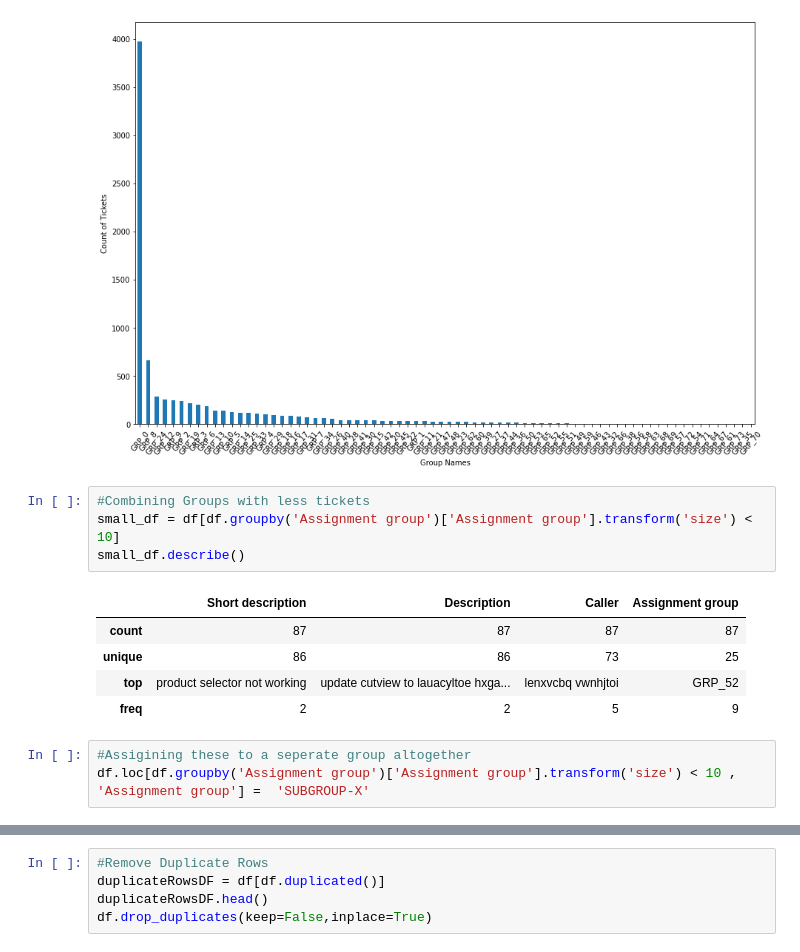
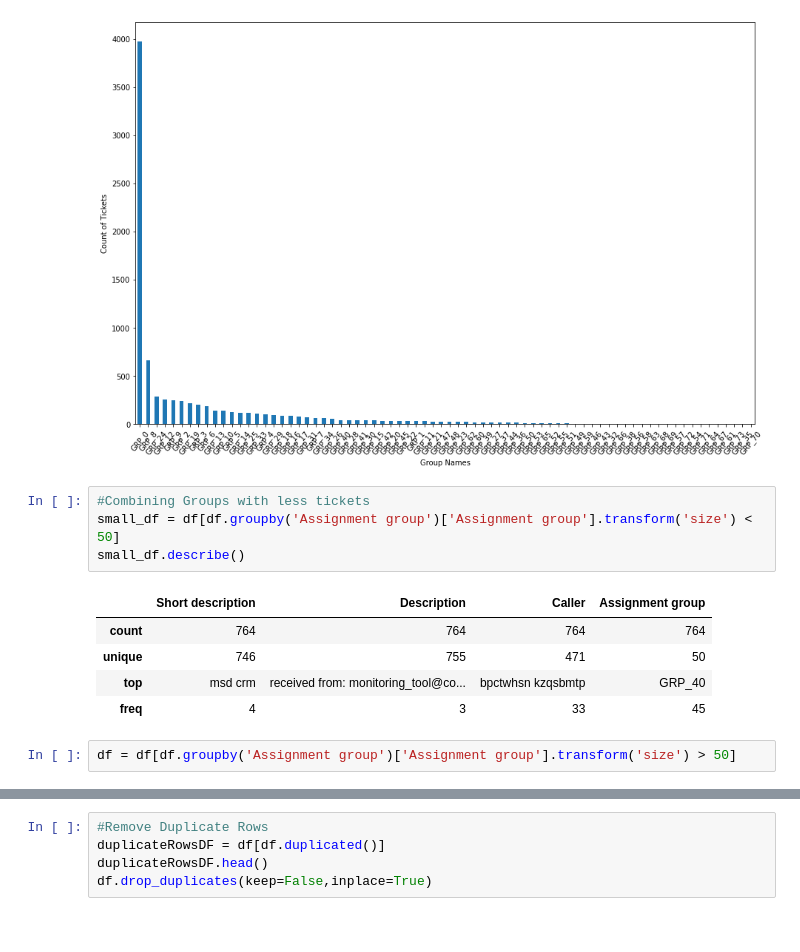
Before and after one commit to capstone-nlp-jul-group-13/capstone, a Jupyter notebook: Capstone_MJ.ipynb, the cells around one changed output, grey strips where cells are left out. Drawn from its saved outputs; the diff is of its cells as text.

```diff
--- a/Capstone_MJ.ipynb
+++ b/Capstone_MJ.ipynb
@@ -144,17 +141,16 @@ plt.show()
 [figure]
 # %%
 #Combining Groups with less tickets
-small_df = df[df.groupby('Assignment group')['Assignment group'].transform('size') < 10]
+small_df = df[df.groupby('Assignment group')['Assignment group'].transform('size') < 50]
 small_df.describe()
 # %% [output]
 |  | Short description | Description | Caller | Assignment group |
-| count | 87 | 87 | 87 | 87 |
-| unique | 86 | 86 | 73 | 25 |
-| top | product selector not working | update cutview to lauacyltoe hxga... | lenxvcbq vwnhjtoi | GRP_52 |
-| freq | 2 | 2 | 5 | 9 |
+| count | 764 | 764 | 764 | 764 |
+| unique | 746 | 755 | 471 | 50 |
+| top | msd crm | received from: monitoring_tool@co... | bpctwhsn kzqsbmtp | GRP_40 |
+| freq | 4 | 3 | 33 | 45 |
 # %%
-#Assigining these to a seperate group altogether
-df.loc[df.groupby('Assignment group')['Assignment group'].transform('size') < 10 , 'Assignment group'] =  'SUBGROUP-X'
+df = df[df.groupby('Assignment group')['Assignment group'].transform('size') > 50]
 # %%
 # Groupby by Group ID
 group_df = df.groupby("Assignment group")
```
Also changed, not shown: parts of 52 cells of this notebook.
